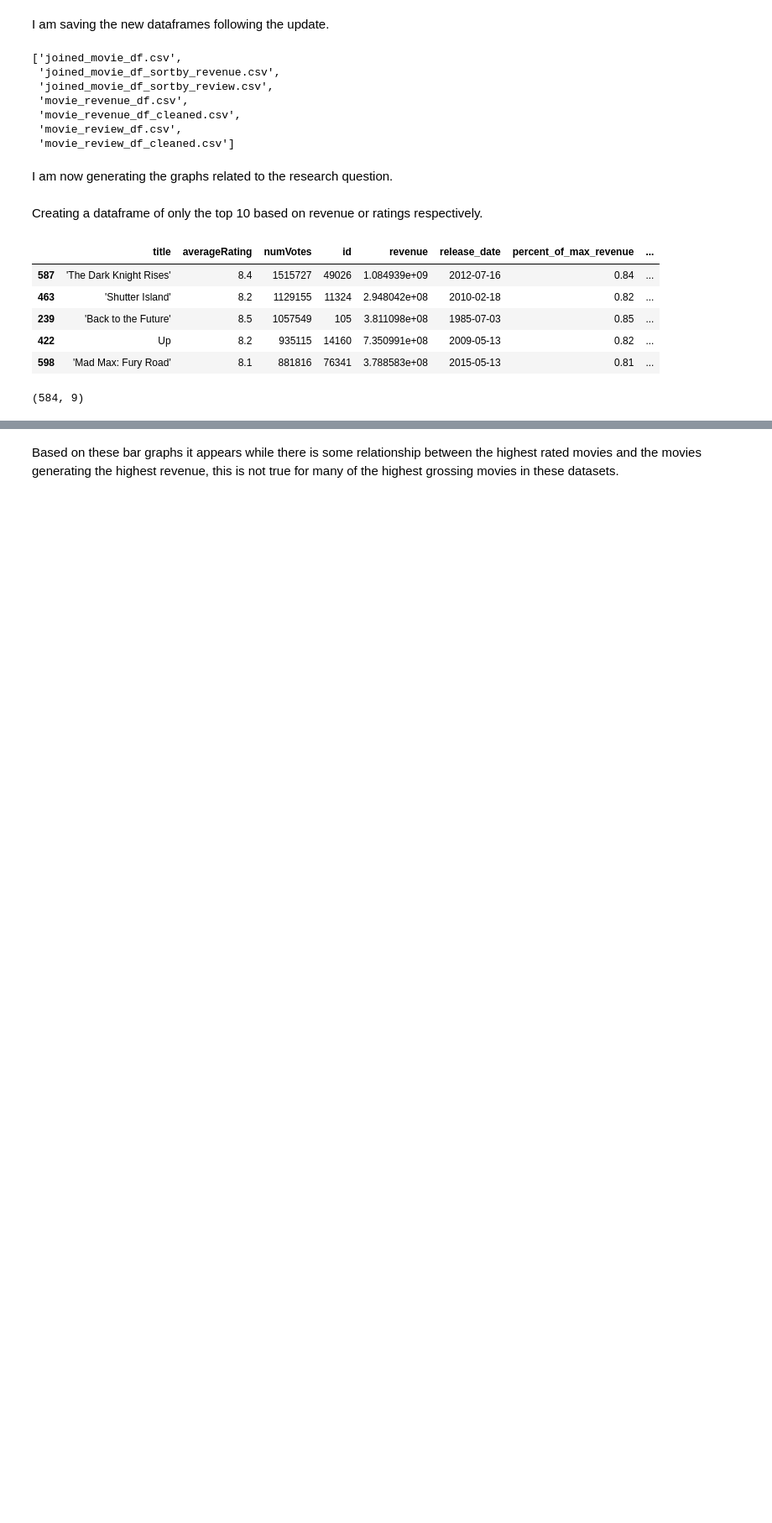
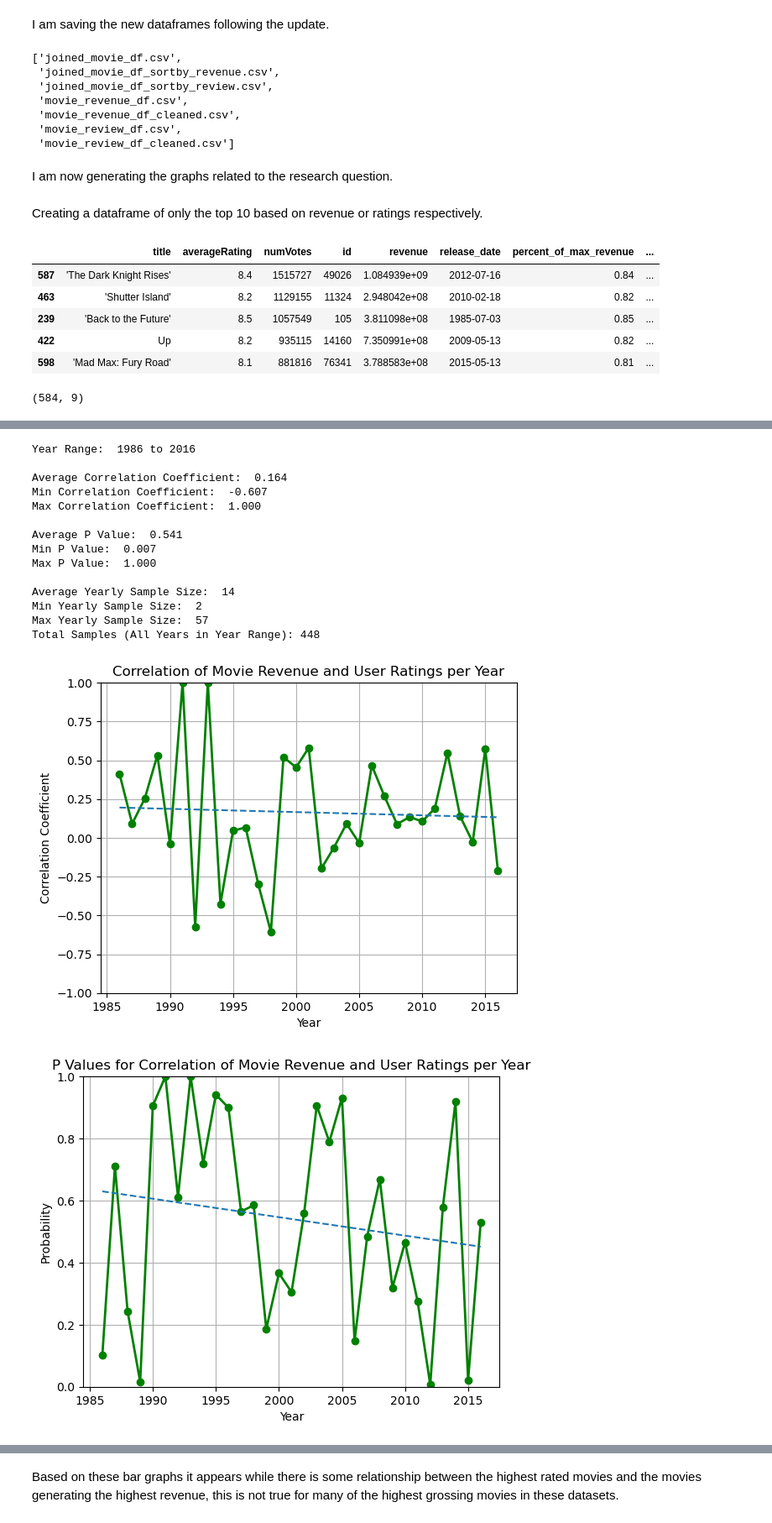
Before and after one commit to KennethExchange/Data-Analytics-Capstone, a Jupyter notebook: D502 Capstone - Popular Movies Make More Money.ipynb, the cells around one changed output, grey strips where cells are left out. Shown at 84% size. Drawn from its saved outputs; the diff is of its cells as text; code cells hidden in the pictures; blank space fills up the shorter version.

```diff
--- a/D502 Capstone - Popular Movies Make More Money.ipynb
+++ b/D502 Capstone - Popular Movies Make More Money.ipynb
@@ -1626,0 +1683,19 @@ Total Samples (All Years in Year Range): 82
+# %%
+get_corr_coef_data_year_range(1986, 2017)
+# %% [output]
+Year Range:  1986 to 2016
+
+Average Correlation Coefficient:  0.164
+Min Correlation Coefficient:  -0.607
+Max Correlation Coefficient:  1.000
+
+Average P Value:  0.541
+Min P Value:  0.007
+Max P Value:  1.000
+
+Average Yearly Sample Size:  14
+Min Yearly Sample Size:  2
+Max Yearly Sample Size:  57
+Total Samples (All Years in Year Range): 448
+[figure, added]
+[figure, added]
```
Also changed, not shown: parts of 61 cells of this notebook, 1 other file.
